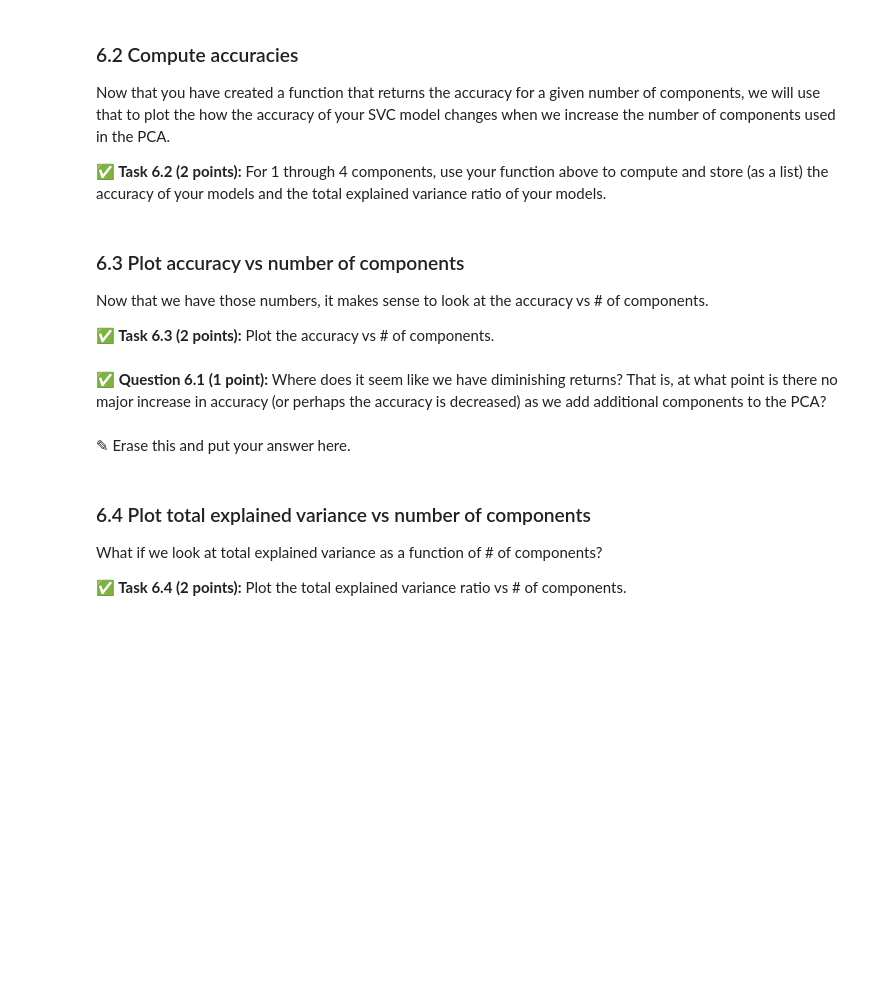
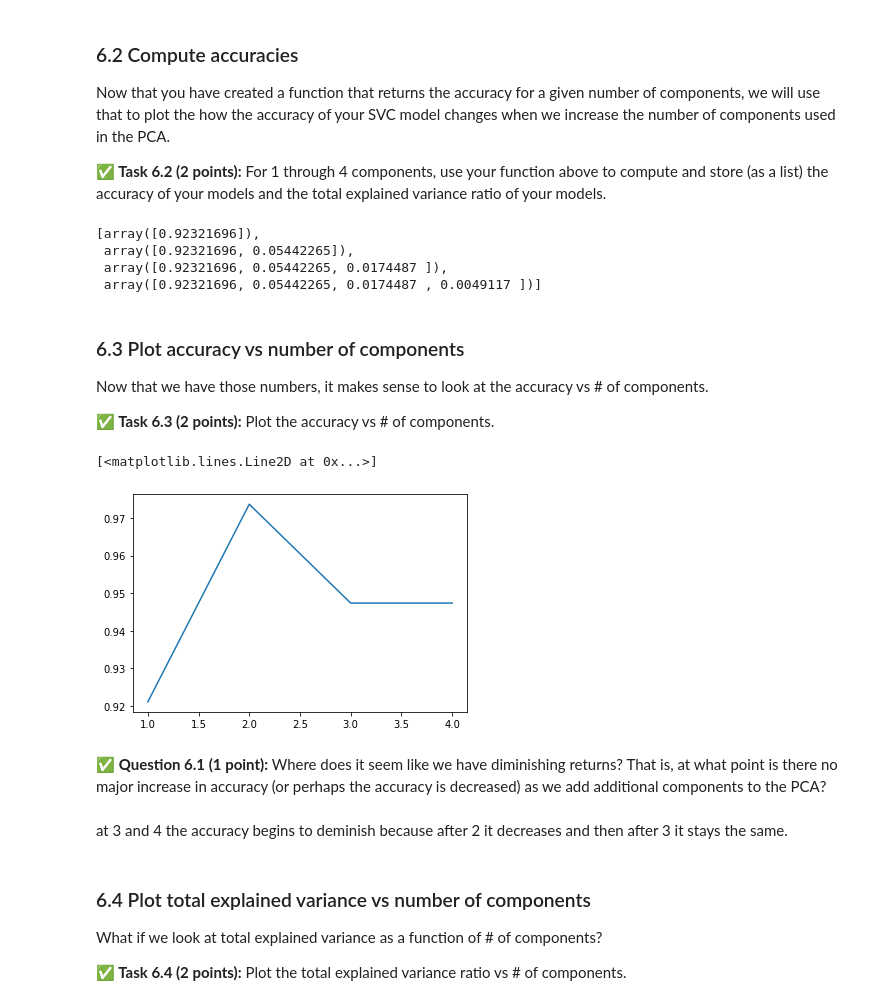
Before and after one commit to Michael-Bellaver/cmse202-s21-turnin, a Jupyter notebook: hw-05/HW-05_SVMandPCA-STUDENT.ipynb, the cells around one changed output. Saved outputs shown, nothing was run; the diff lists cells and outputs as text; code cells hidden in the pictures; blank space fills up the shorter version.

```diff
--- a/hw-05/HW-05_SVMandPCA-STUDENT.ipynb
+++ b/hw-05/HW-05_SVMandPCA-STUDENT.ipynb
@@ -496,3 +497,18 @@ and it will return the accuracy score for an SVC model fit to pca transformed fe
+# %%
+# Put your code here
+def do_stuff(components, train_vectors, test_vectors, train_labels, test_labels):
+    pca = PCA(n_components=components)
+    _ = pca.fit(train_vectors)
+
+    pca_train_vectors = pca.transform(train_vectors)
+    pca_test_vectors = pca.transform(test_vectors)
+
+    model = svm.SVC(C=1000, gamma=0.0001, kernel='linear')
+    model.fit(pca_train_vectors,train_labels)
+
+    score = model.score(pca_test_vectors,test_labels)
+    evr = _.explained_variance_ratio_
+    return (score, evr)
 # %% [markdown]
 ### 6.2 Compute accuracies
 
@@ -504,3 +518,18 @@ Now that you have created a function that returns the accuracy for a given numbe
+# %%
+# Put your code here
+x = []
+scores = []
+evrs = []
+for i in range(1,5):
+    score, evr = do_stuff(i, train_vectors, test_vectors, train_labels, test_labels)
+    scores.append(score)
+    evrs.append(evr)
+    x.append(i)
+# %% [output]
+[array([0.92321696]),
+ array([0.92321696, 0.05442265]),
+ array([0.92321696, 0.05442265, 0.0174487 ]),
+ array([0.92321696, 0.05442265, 0.0174487 , 0.0049117 ])]
 # %% [markdown]
 ### 6.3 Plot accuracy vs number of components
 
@@ -509,10 +538,14 @@ Now that we have those numbers, it makes sense to look at the accuracy vs # of c
 **&#9989; Task 6.3 (2 points):** Plot the accuracy vs # of components.
 # %%
 ## your code here
+plt.plot(x,scores)
+# %% [output]
+[<matplotlib.lines.Line2D at 0x...>]
+[figure, added]
 # %% [markdown]
 **&#9989; Question 6.1 (1 point):** Where does it seem like we have diminishing returns? That is, at what point is there no major increase in accuracy (or perhaps the accuracy is decreased) as we add additional components to the PCA?
-# %% [markdown]
-<font size=+3>&#9998;</font> Erase this and put your answer here.
+# %% [markdown]
+at 3 and 4 the accuracy begins to deminish because after 2 it decreases and then after 3 it stays the same.
 # %% [markdown]
 ### 6.4 Plot total explained variance vs number of components
 
```
Also changed, not shown: parts of 8 cells of this notebook.
